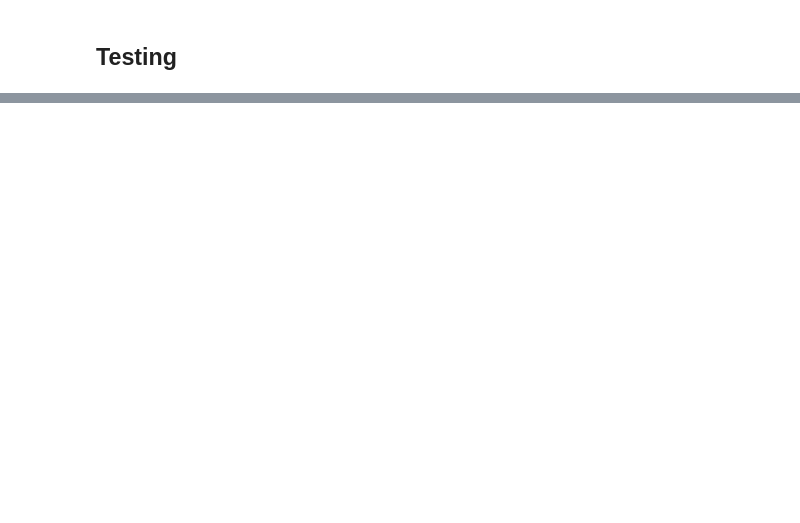
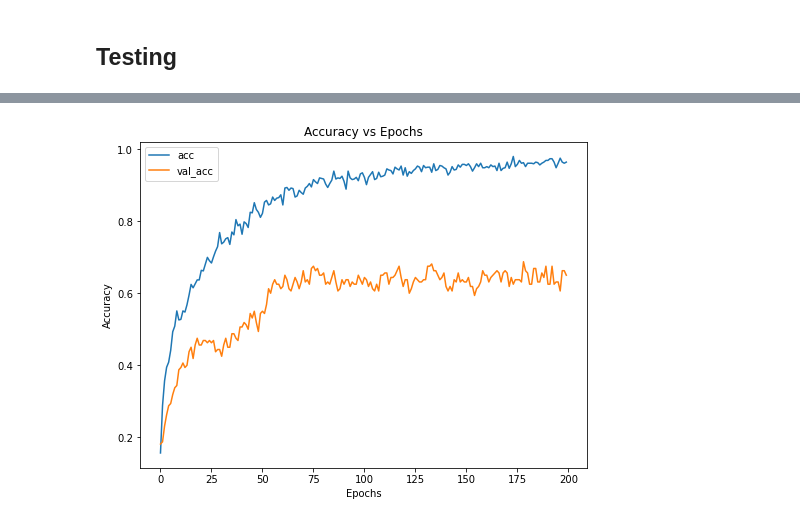
Before and after one commit to Nihal-Srivastava05/Music-Genre-Classification-GTZAN, a Jupyter notebook: Notebooks/Model Creation.ipynb, the cells around one changed output, grey strips where cells are left out. Drawn from its saved outputs; the diff is of its cells as text; code cells hidden in the pictures; blank space fills up the shorter version.

```diff
--- a/Notebooks/Model Creation.ipynb
+++ b/Notebooks/Model Creation.ipynb
@@ -238,0 +377,37 @@ predict('../Data/Test/ProgrammingInC.wav', class_labels)
+# %%
+inputA = Input(shape=(40,))
+inputB = Input(shape=(12,))
+
+x = Dense(128, activation="relu")(inputA)
+x = Dropout(0.4)(x)
+x = BatchNormalization()(x)
+x = Dense(256, activation="relu")(x)
+x = Dropout(0.4)(x)
+x = BatchNormalization()(x)
+x = Dense(256, activation="relu")(inputA)
+x = Dropout(0.3)(x)
+x = BatchNormalization()(x)
+x = Model(inputs=inputA, outputs=x)
+
+y = Dense(128, activation="relu")(inputB)
+y = Dropout(0.4)(y)
+y = BatchNormalization()(y)
+y = Dense(256, activation="relu")(y)
+y = Dropout(0.3)(y)
+y = BatchNormalization()(y)
+y = Dense(256, activation="relu")(y)
+y = Dropout(0.3)(y)
+y = BatchNormalization()(y)
+y = Model(inputs=inputB, outputs=y)
+
+# combine the output of the two branches
+combined = concatenate([x.output, y.output])
+
+# combined outputs
+z = Dense(128, activation="relu")(combined)
+z = Dropout(0.3)(z)
+z = BatchNormalization()(z)
+z = Dense(10, activation="softmax")(z)
+
+model = Model(inputs=[x.input, y.input], outputs=z)
+model.summary()
@@ -238,0 +432,5 @@ predict('../Data/Test/ProgrammingInC.wav', class_labels)
+# %%
+opt = Adam(learning_rate=1e-3, decay=1e-3 / 200)
+model.compile(loss='categorical_crossentropy', metrics=['accuracy'], optimizer=opt)
+# %%
+model.fit(x=[X1_train, X2_train], y=y_train, validation_split=0.2, epochs=200, batch_size=64)
@@ -238,0 +456,4 @@ predict('../Data/Test/ProgrammingInC.wav', class_labels)
+# %%
+plot_acc(model.history)
+# %% [output]
+[figure, added]
```
Also changed, not shown: parts of 62 cells of this notebook, 9 other files.
